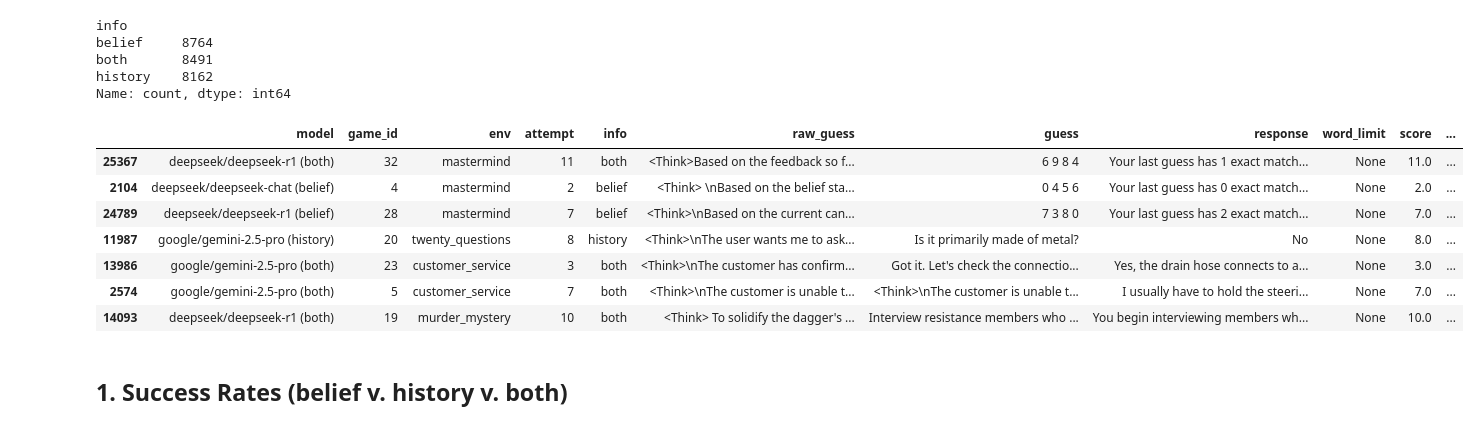
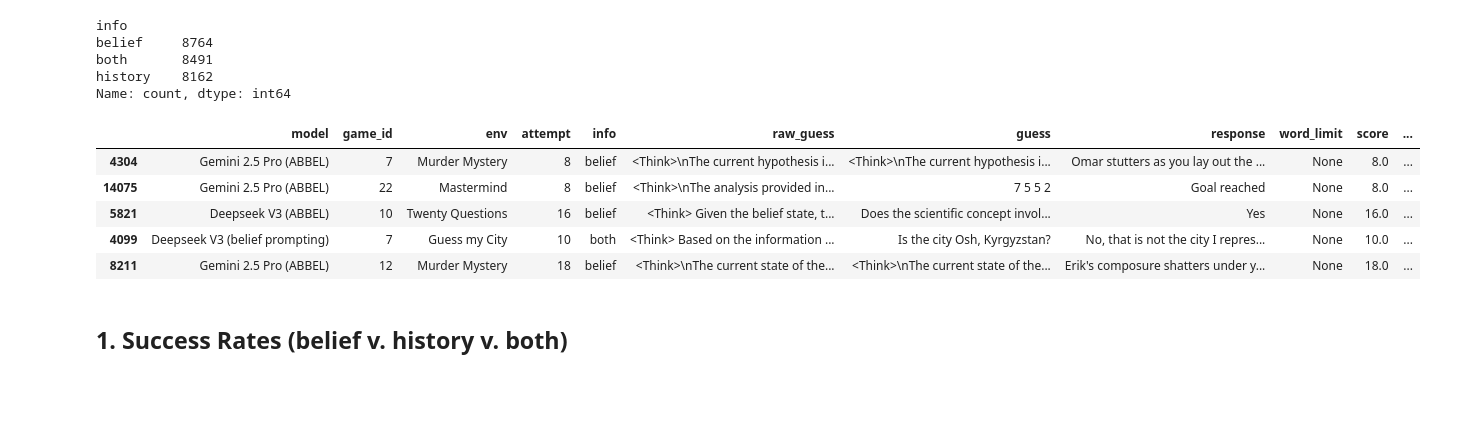
Before and after one commit to jakob-bjorner/verl, a Jupyter notebook: frontier_baselines/paprika_frontier_llms.ipynb, the cells around one changed output. Cells and saved outputs as stored; diff of their text form; code cells hidden in the pictures; blank space fills up the shorter version.

Commit message:
add plotting for frontier models paper

```diff
--- a/frontier_baselines/paprika_frontier_llms.ipynb
+++ b/frontier_baselines/paprika_frontier_llms.ipynb
@@ -287,17 +289,43 @@ both       8491
 history    8162
 Name: count, dtype: int64
 # %%
-df['model_info'] = df['model'].astype(str) + ' (' + df['info'].astype(str) + ')'
+rename = {
+    'deepseek/deepseek-chat': 'Deepseek V3',
+    'deepseek/deepseek-r1': 'Deepseek R1',
+    'google/gemini-2.5-pro': 'Gemini 2.5 Pro',
+    'history': '',
+    'belief': ' (ABBEL)',
+    'both': ' (belief prompting)',
+}
+
+env_rename = {
+    'wordle': 'Wordle',
+    'mastermind': 'Mastermind',
+    'customer_service': 'Customer Service',
+    'twenty_questions': 'Twenty Questions',
+    'murder_mystery': 'Murder Mystery',
+    'guess_my_city': 'Guess my City',
+}
+
+def update_model_info_inplace(df):
+    for idx, row in df.iterrows():
+        # Temporarily rename for model_info only
+        model_disp = rename.get(row['model'], row['model'])
+        info_disp = rename.get(row['info'], row['info'])
+        df.at[idx, 'model_info'] = f"{model_disp}{info_disp}"
+        # Also rename env if mapping exists
+        if row['env'] in env_rename:
+            df.at[idx, 'env'] = env_rename[row['env']]
+
+update_model_info_inplace(df)
 # %%
 df['model'] = df['model_info']
 # %%
-df.sample(n=7)
+df.sample(n=5)
 # %% [output]
 |  | model | game_id | env | attempt | info | raw_guess | guess | response | word_limit | score | ... |
-| 25367 | deepseek/deepseek-r1 (both) | 32 | mastermind | 11 | both | <Think>Based on the feedback so f... | 6 9 8 4 | Your last guess has 1 exact match... | None | 11.0 | ... |
-| 2104 | deepseek/deepseek-chat (belief) | 4 | mastermind | 2 | belief | <Think> \nBased on the belief sta... | 0 4 5 6 | Your last guess has 0 exact match... | None | 2.0 | ... |
-| 24789 | deepseek/deepseek-r1 (belief) | 28 | mastermind | 7 | belief | <Think>\nBased on the current can... | 7 3 8 0 | Your last guess has 2 exact match... | None | 7.0 | ... |
-| 11987 | google/gemini-2.5-pro (history) | 20 | twenty_questions | 8 | history | <Think>\nThe user wants me to ask... | Is it primarily made of metal? | No | None | 8.0 | ... |
-| 13986 | google/gemini-2.5-pro (both) | 23 | customer_service | 3 | both | <Think>\nThe customer has confirm... | Got it. Let's check the connectio... | Yes, the drain hose connects to a... | None | 3.0 | ... |
-| 2574 | google/gemini-2.5-pro (both) | 5 | customer_service | 7 | both | <Think>\nThe customer is unable t... | <Think>\nThe customer is unable t... | I usually have to hold the steeri... | None | 7.0 | ... |
-| 14093 | deepseek/deepseek-r1 (both) | 19 | murder_mystery | 10 | both | <Think> To solidify the dagger's ... | Interview resistance members who ... | You begin interviewing members wh... | None | 10.0 | ... |
+| 4304 | Gemini 2.5 Pro (ABBEL) | 7 | Murder Mystery | 8 | belief | <Think>\nThe current hypothesis i... | <Think>\nThe current hypothesis i... | Omar stutters as you lay out the ... | None | 8.0 | ... |
+| 14075 | Gemini 2.5 Pro (ABBEL) | 22 | Mastermind | 8 | belief | <Think>\nThe analysis provided in... | 7 5 5 2 | Goal reached | None | 8.0 | ... |
+| 5821 | Deepseek V3 (ABBEL) | 10 | Twenty Questions | 16 | belief | <Think> Given the belief state, t... | Does the scientific concept invol... | Yes | None | 16.0 | ... |
+| 4099 | Deepseek V3 (belief prompting) | 7 | Guess my City | 10 | both | <Think> Based on the information ... | Is the city Osh, Kyrgyzstan? | No, that is not the city I repres... | None | 10.0 | ... |
+| 8211 | Gemini 2.5 Pro (ABBEL) | 12 | Murder Mystery | 18 | belief | <Think>\nThe current state of the... | <Think>\nThe current state of the... | Erik's composure shatters under y... | None | 18.0 | ... |
```
Also changed, not shown: parts of 25 cells of this notebook, 3 other files.
